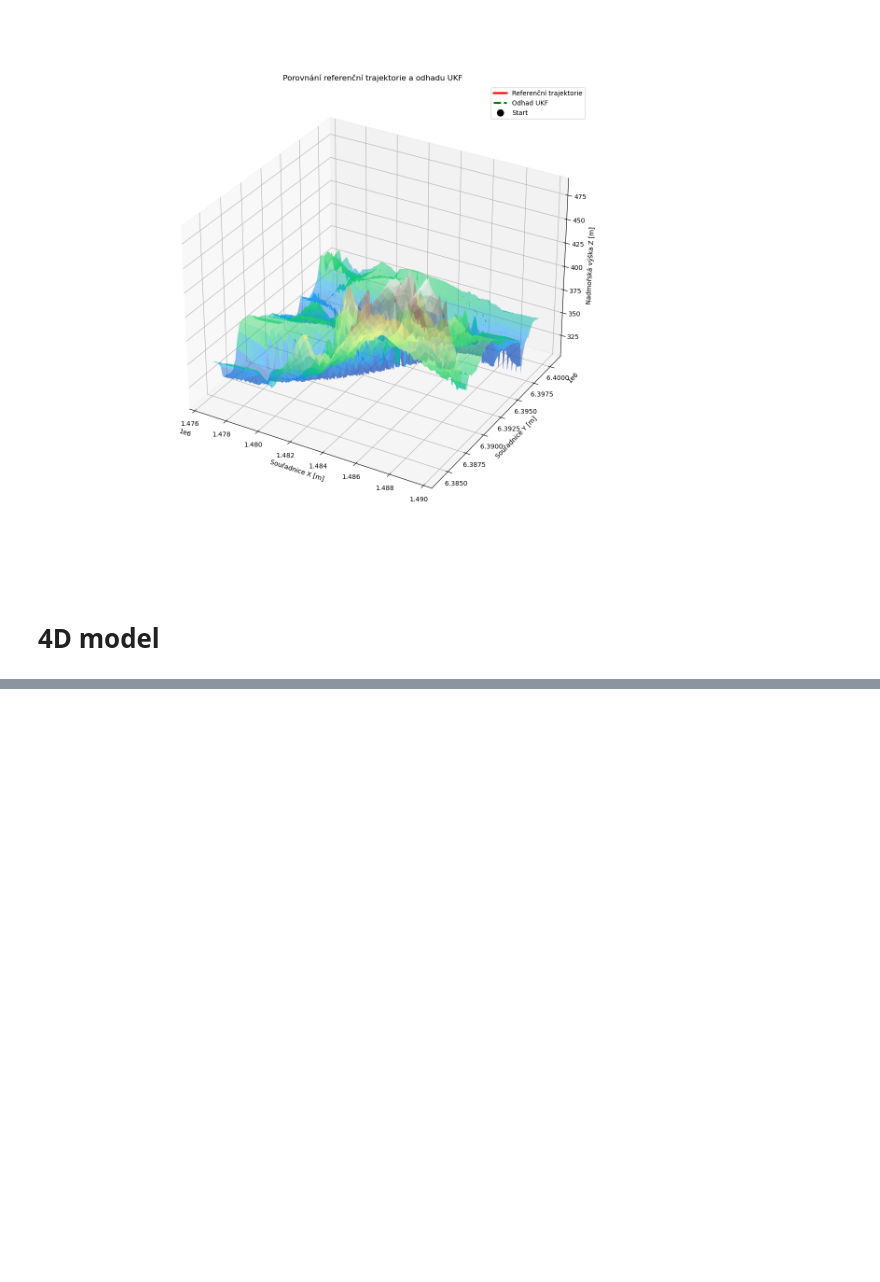
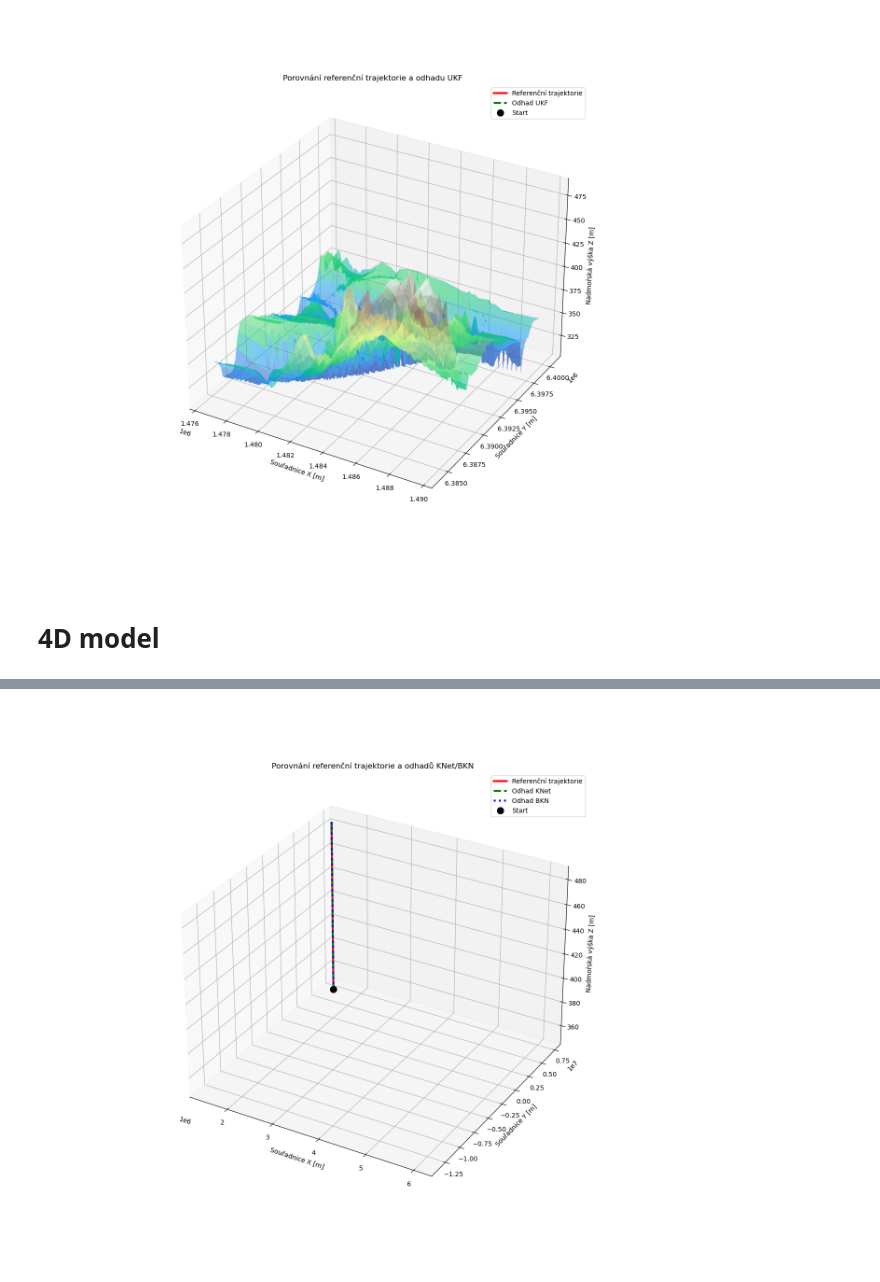
Before and after one commit to Lukas-Kozel/KalmanNet-for-state-estimation, a Jupyter notebook: TAN/main_tan.ipynb, the cells around one changed output, grey strips where cells are left out. Cells and saved outputs as stored; diff of their text form; code cells hidden in the pictures; blank space fills up the shorter version.

Commit message:
first version of using NN estimation techniques for the 4D terrain aided navigation model

```diff
--- a/TAN/main_tan.ipynb
+++ b/TAN/main_tan.ipynb
@@ -357,8 +357,8 @@ from torch.utils.data import TensorDataset, DataLoader
 # ==============================================================================
 # 1. KONFIGURACE TESTU
 # ==============================================================================
-TEST_SEQ_LEN = 200 # Změňte zpět na 100 nebo kolik potřebujete
-NUM_TEST_TRAJ = 5
+TEST_SEQ_LEN = 20 # Změňte zpět na 100 nebo kolik potřebujete
+NUM_TEST_TRAJ = 1
 
 # ==============================================================================
 # 2. PŘÍPRAVA DAT (OPRAVENO)
@@ -581,6 +581,8 @@ def h(x: torch.Tensor) -> torch.Tensor:
     vy_b = (vy_w*vx_w)/(norm_v_w+eps) + (vx_w*vy_w)/(norm_v_w+eps)
     vyska_terenu_np = terMap(px_w.detach().cpu().numpy(), py_w.detach().cpu().numpy())
     vyska_terenu = torch.from_numpy(vyska_terenu_np).float().to(x.device)
+    if torch.isnan(vyska_terenu).any():
+        print("Varování: NaN hodnoty ve výšce terénu detekovány!")
     vyska_terenu[torch.isnan(vyska_terenu)] = 1e9 # Nahradíme NaN velkým číslem
 
     # Spojíme tři vektory (každý o délce N) do matice [N, 3]
@@ -602,0 +982,71 @@ system_model = DynamicSystem(
+# %%
+import matplotlib.pyplot as plt
+import numpy as np
+
+# --- Předpokládáme, že tyto proměnné již existují z vašeho vyhodnocení ---
+# all_x_true_cpu: Seznam s pravdivou trajektorií
+# full_x_hat_classic_knet: Tenzor s odhady z klasického KNetu
+# full_x_hat_bkn: Tenzor s odhady z Bayesian KNetu (předpoklad)
+# souradniceX_mapa, souradniceY_mapa, souradniceZ_mapa: Data mapy
+# terMap: Vaše interpolační funkce
+
+# --- Krok 1: Příprava dat ---
+x_true_plot = all_x_true_cpu[0].numpy()
+x_knet_plot = full_x_hat_classic_knet.cpu().numpy()
+
+# ### PŘIDÁNO: Příprava dat pro BKN ###
+# Ujistěte se, že proměnná 'full_x_hat_bkn' existuje a obsahuje výsledky BKN
+x_bkn_plot = full_x_hat_bkn.cpu().numpy()
+
+print(f"Tvar skutečné trajektorie: {x_true_plot.shape}")
+print(f"Tvar odhadnuté trajektorie (KNet): {x_knet_plot.shape}")
+print(f"Tvar odhadnuté trajektorie (BKN): {x_bkn_plot.shape}")
+
+
+# --- Krok 2: Vytvoření 3D grafu ---
+fig = plt.figure(figsize=(14, 12))
+ax = fig.add_subplot(111, projection='3d')
+
+# Vykreslení povrchu terénu (volitelné)
+# ax.plot_surface(souradniceX_mapa, souradniceY_mapa, souradniceZ_mapa,
+#                   rstride=100, cstride=100, cmap='terrain', alpha=0.3)
+
+# --- Krok 3: Vykreslení trajektorií ---
+
+# A. Skutečná (referenční) trajektorie
+px_true = x_true_plot[:, 0]
+py_true = x_true_plot[:, 1]
+pz_true = terMap(px_true, py_true)
+ax.plot(px_true, py_true, pz_true, 'r-', linewidth=3, label='Referenční trajektorie')
+
+# B. Odhadnutá trajektorie z KalmanNetu
+px_knet = x_knet_plot[:, 0]
+py_knet = x_knet_plot[:, 1]
+pz_knet = terMap(px_knet, py_knet)
+ax.plot(px_knet, py_knet, pz_knet, 'g--', linewidth=3, label='Odhad KNet')
+
+# ### PŘIDÁNO: Vykreslení trajektorie z Bayesian KNetu ###
+# C. Odhadnutá trajektorie z Bayesian KNetu
+px_bkn = x_bkn_plot[:, 0]
+py_bkn = x_bkn_plot[:, 1]
+pz_bkn = terMap(px_bkn, py_bkn) # Dopočítáme Z souřadnici
+ax.plot(px_bkn, py_bkn, pz_bkn, 'b:', linewidth=3, label='Odhad BKN') # Modrá tečkovaná čára
+
+
+# --- Krok 4: Finalizace grafu ---
+ax.plot([px_true[0]], [py_true[0]], [pz_true[0]],
+        'o', color='black', markersize=10, label='Start')
+
+ax.set_xlabel('Souřadnice X [m]')
+ax.set_ylabel('Souřadnice Y [m]')
+ax.set_zlabel('Nadmořská výška Z [m]')
+
+# Upravíme název, aby zahrnoval všechny modely
+ax.set_title('Porovnání referenční trajektorie a odhadů KNet/BKN')
+ax.legend()
+ax.grid(True)
+
+ax.view_init(elev=30., azim=-60)
+
+plt.show()
+# %% [output]
@@ -602,0 +1056 @@ system_model = DynamicSystem(
+[figure, added]
```
Also changed, not shown: parts of 8 cells of this notebook, 4 other files.
